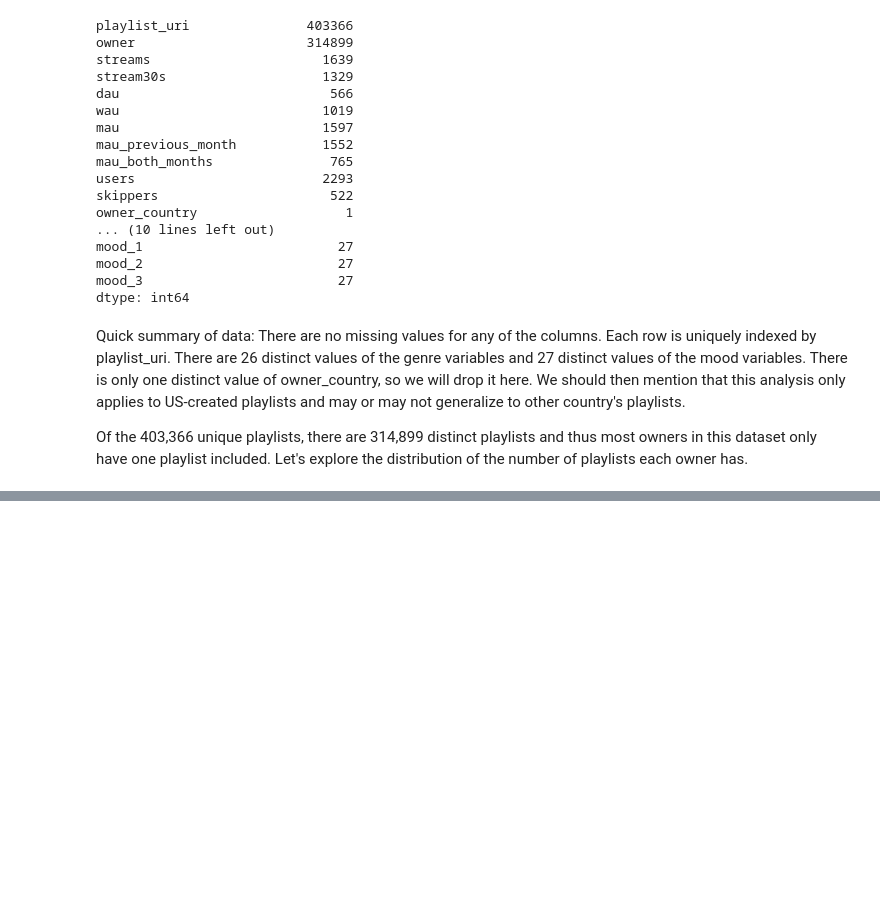
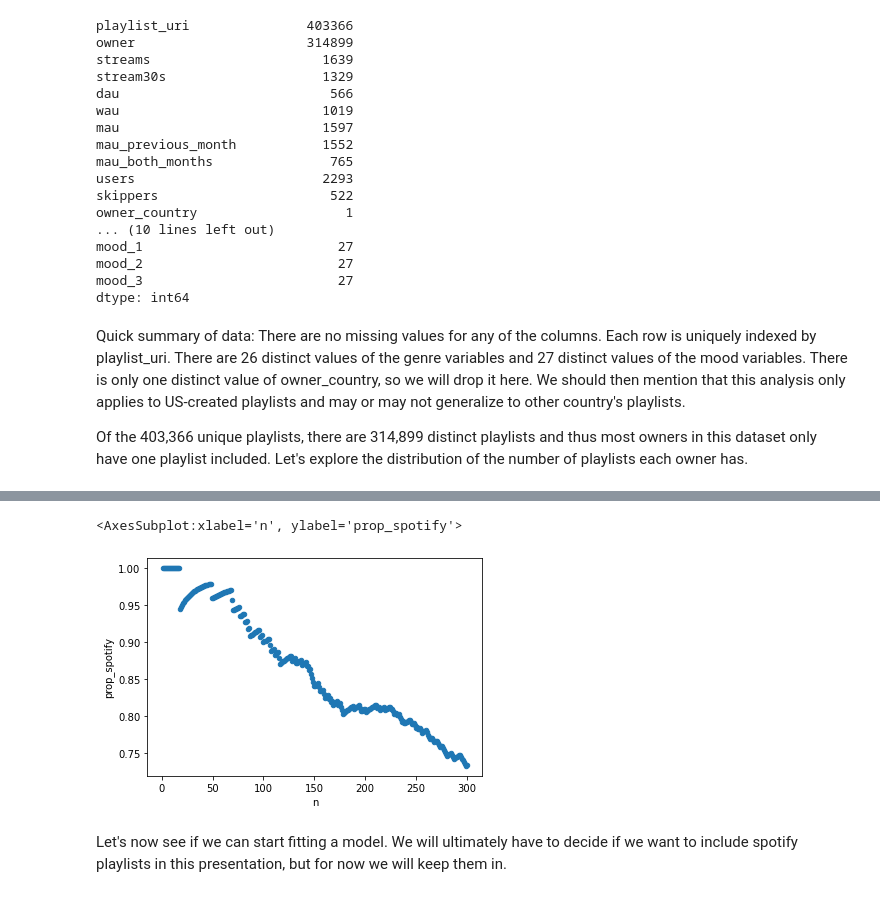
Before and after one commit to briedle-lilly/spotify_work, a Jupyter notebook: explore_data.ipynb, the cells around one changed output, grey strips where cells are left out. Cells and saved outputs as stored; diff of their text form; code cells hidden in the pictures; blank space fills up the shorter version.

```diff
--- a/explore_data.ipynb
+++ b/explore_data.ipynb
@@ -85,0 +313,2 @@ data.head()
+# %%
+data_pca['spotify_owner'] = data_pca.owner == 'spotify'
@@ -85,0 +332,11 @@ data.head()
+# %%
+def prop_spotify(top_n):
+    my_data = data_pca.head(top_n)
+    return my_data.spotify_owner.mean()
+# %%
+x = list()
+for n in range(1, 301):
+    x.append(prop_spotify(n))
+# %%
+spotify_top = pd.DataFrame({'n': list(range(1, 301)),
+                           'prop_spotify': x})
@@ -85,0 +363,7 @@ data.head()
+# %%
+spotify_top.plot.scatter(x = 'n', y = 'prop_spotify')
+# %% [output]
+<AxesSubplot:xlabel='n', ylabel='prop_spotify'>
+[figure, added]
+# %% [markdown]
+Let's now see if we can start fitting a model.  We will ultimately have to decide if we want to include spotify playlists in this presentation, but for now we will keep them in.
```
Also changed, not shown: parts of 43 cells of this notebook.
